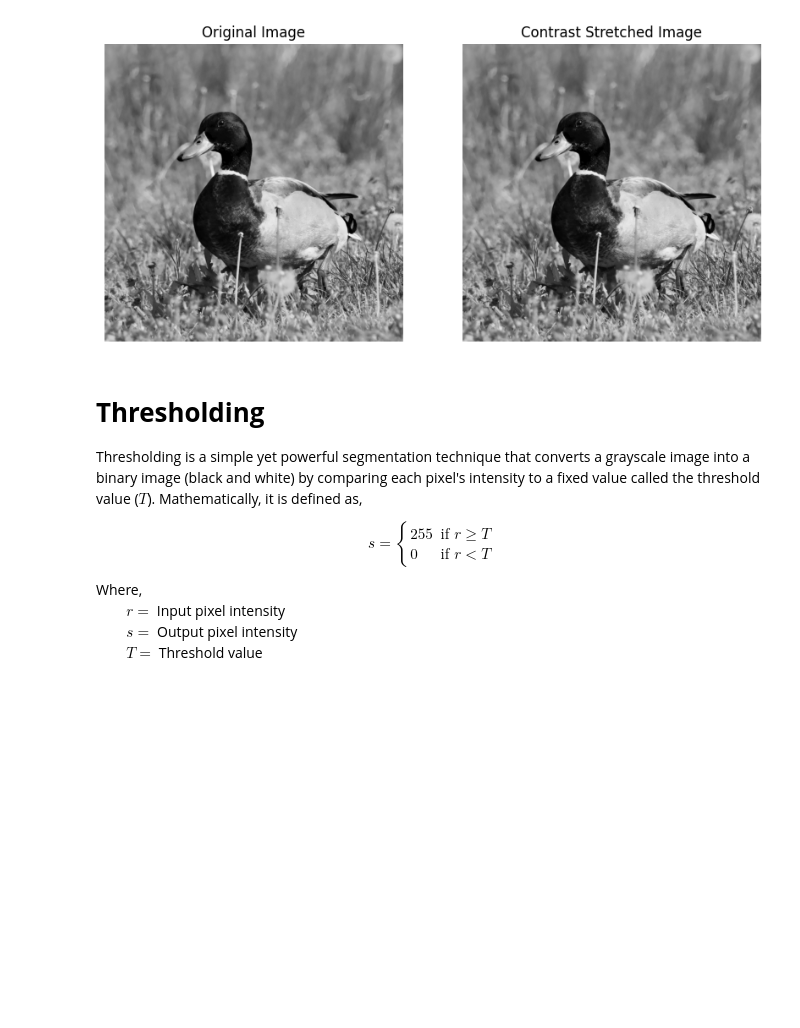
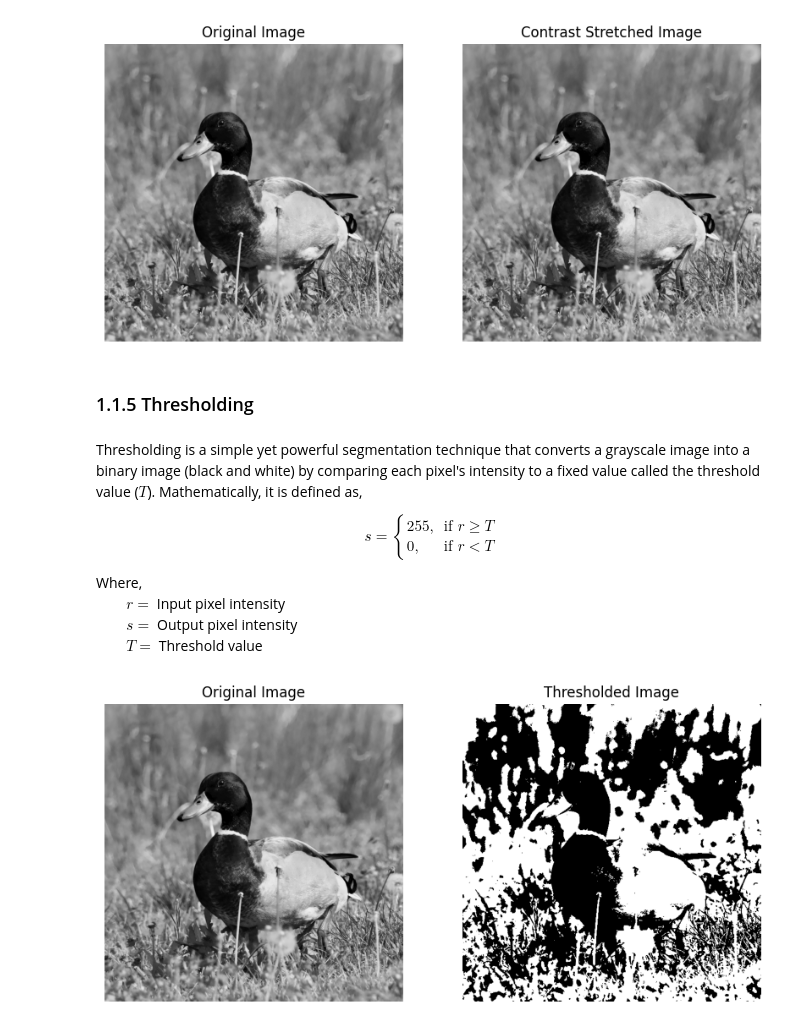
Before and after one commit to Pranish03/image-processing-opencv, a Jupyter notebook: 01_spatial_domain.ipynb, the cells around one changed output. Saved outputs shown, nothing was run; the diff lists cells and outputs as text; code cells hidden in the pictures; blank space fills up the shorter version.

Commit message:
Implement thresholding

```diff
--- a/01_spatial_domain.ipynb
+++ b/01_spatial_domain.ipynb
@@ -165,16 +172,36 @@ plt.axis("off")
 plt.show()
 # %% [output]
 [figure]
+# %% [markdown]
+### 1.1.5 Thresholding
 # %% [markdown]
-# **Thresholding**
-
 Thresholding is a simple yet powerful segmentation technique that converts a grayscale image into a binary image (black and white) by comparing each pixel's intensity to a fixed value called the threshold value ($T$). Mathematically, it is defined as,
 
 $$
-s = \begin{cases} 255 & \text{if } r \geq T \\ 0 & \text{if } r < T \end{cases}
+s = \begin{cases} 255, & \text{if } r \geq T \\ 0, & \text{if } r < T \end{cases}
 $$
 
 Where, <br>
 $\qquad r =$ Input pixel intensity <br>
 $\qquad s =$ Output pixel intensity <br>
 $\qquad T =$ Threshold value <br>
+# %%
+threshold_value = 80
+
+_, threshold_img = cv2.threshold(img, threshold_value, 255, cv2.THRESH_BINARY)
+# %%
+plt.figure(figsize=(10, 5))
+
+plt.subplot(1, 2, 1)
+plt.title("Original Image")
+plt.imshow(img, cmap="gray")
+plt.axis("off")
+
+plt.subplot(1, 2, 2)
+plt.title("Thresholded Image")
+plt.imshow(threshold_img, cmap="gray")
+plt.axis("off")
+
+plt.show()
+# %% [output]
+[figure, added]
```
